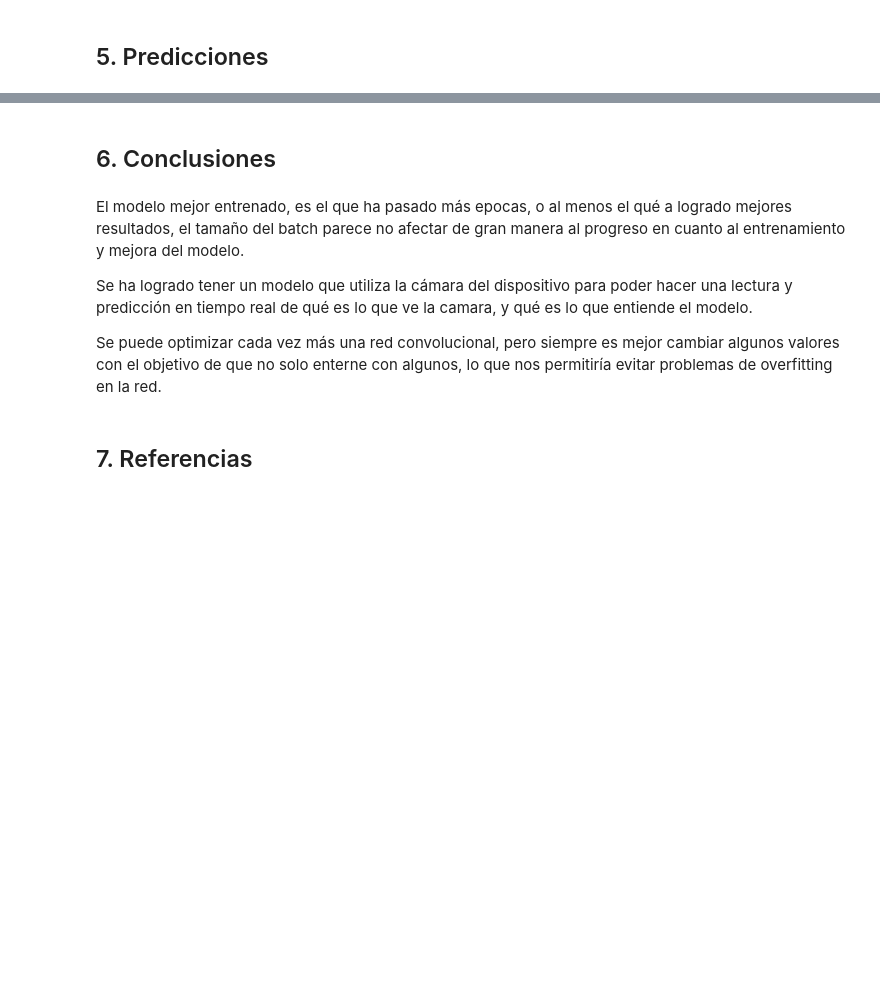
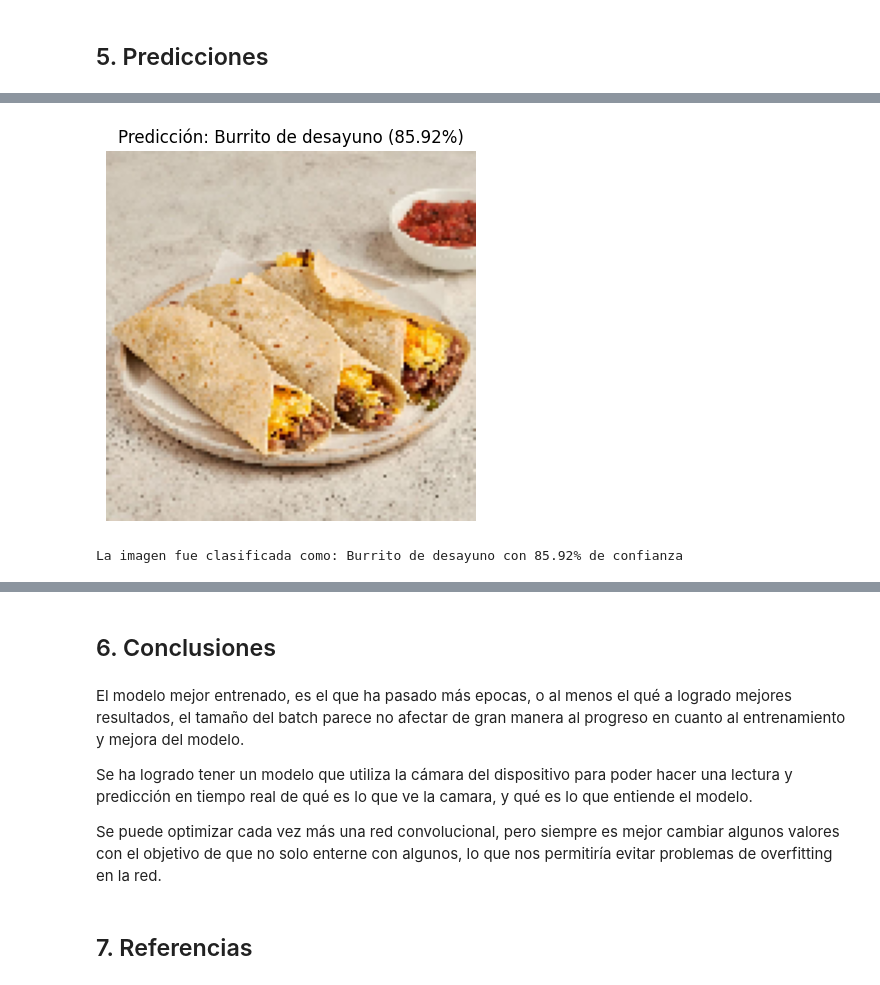
Before and after one commit to SirYorch/IA_CNN, a Jupyter notebook: CNN.ipynb, the cells around one changed output, grey strips where cells are left out. Drawn from its saved outputs; the diff is of its cells as text; code cells hidden in the pictures; blank space fills up the shorter version.

```diff
--- a/CNN.ipynb
+++ b/CNN.ipynb
@@ -172,13 +189,11 @@ def getLabels(valor: int):
 # %% [markdown]
 Podemos ver ejemplos de cómo se ve una imagen antes y despues de transoformarla
 # %%
-for image,label in x_train.take(1):
+for image,label in train_1.take(1):
     plt.imshow(image)
     plt.title(f'Label: {label.numpy()} \n Label texto: {getLabels(int(label))}\n Shape: {image.shape}')
     plt.axis('off')
     plt.show()
-
-for image,label in x_train.take(1):
     image, label = resize(image, label)
     plt.imshow(image)
     plt.title(f'Label: {label.numpy()} \n Label texto: {getLabels(int(label))}\n shape: {image.shape}')
@@ -192,7 +207,7 @@ for image,label in x_train.take(1):
 # %%
 imagenshape = None
 labelshape = None
-for image, label in x_train.take(1):
+for image, label in train_1.take(1):
     image, label = resize(image, label)
     imagenshape = image
     labelshape = label
@@ -386,0 +375,27 @@ predecir_desde_camara()
+# %%
+import numpy as np
+import matplotlib.pyplot as plt
+
+def predict_new_image(img_path, img_size=(125, 125)):
+
+    img = image.load_img(img_path, target_size=img_size)
+    img_array = image.img_to_array(img).astype("float32") / 255.0
+    img_array = np.expand_dims(img_array, axis=0)
+    preds = model.predict(img_array)
+    pred_class = np.argmax(preds, axis=1)[0]
+    class_name = labels[pred_class]
+    confidence = 100 * np.max(preds)
+
+    plt.imshow(img)
+    plt.axis('off')
+    plt.title(f'Predicción: {class_name} ({confidence:.2f}%)')
+    plt.show()
+
+    print(f'La imagen fue clasificada como: {class_name} con {confidence:.2f}% de confianza')
+
+# Ejemplo de uso:
+predict_new_image(
+    "sss.jpg",
+    img_size=(128, 128)
+)
+# %% [output]
@@ -386,0 +403,2 @@ predecir_desde_camara()
+[figure, added]
+La imagen fue clasificada como: Burrito de desayuno con 85.92% de confianza
```
Also changed, not shown: parts of 21 cells of this notebook, 19 other files.
